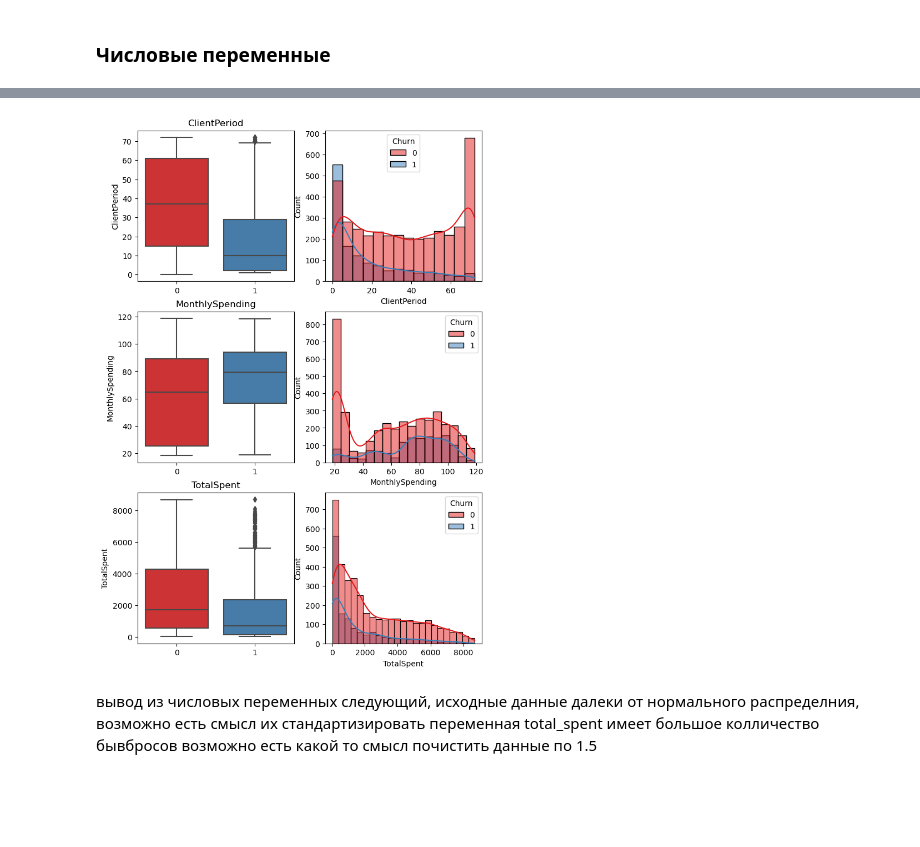
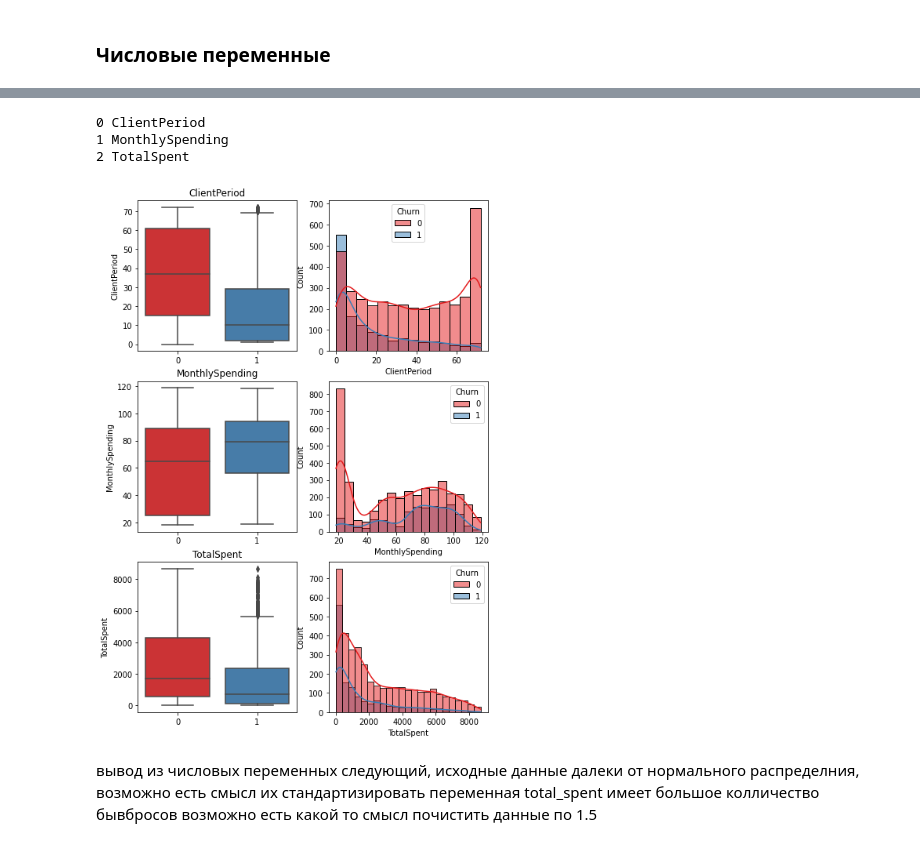
Before and after one commit to hukitoc94/DLS, a Jupyter notebook: advance/week3/baseline.ipynb, the cells around one changed output, grey strips where cells are left out. Saved outputs shown, nothing was run; the diff lists cells and outputs as text; code cells hidden in the pictures; blank space fills up the shorter version.

```diff
--- a/advance/week3/baseline.ipynb
+++ b/advance/week3/baseline.ipynb
@@ -187,16 +197,20 @@ See the caveats in the documentation: https://pandas.pydata.org/pandas-docs/stab
 # %%
 
 fig, ax = plt.subplots( len(num_cols),2, figsize = (8,12))
 
 
 for ind, variable in enumerate(num_cols):
-    sns.boxplot(data, x = target_col, y = variable, palette='Set1',ax = ax[ind,0])
-    sns.histplot(data, hue = target_col, x = variable, palette='Set1',ax = ax[ind, 1], kde=True)
+    print(ind, variable)
+    sns.boxplot(data = data,  y = variable,x = target_col, palette='Set1',ax = ax[ind,0])
+    sns.histplot(data = data, hue = target_col, x = variable, palette='Set1',ax = ax[ind, 1], kde=True)
 
     ax[ind,0].set_title(variable)
     ax[ind,0].set_xlabel('')
 # %% [output]
+0 ClientPeriod
+1 MonthlySpending
+2 TotalSpent
-[figure, old version]
+[figure, new version]
 # %% [markdown]
 вывод из числовых переменных следующий, исходные данные далеки от нормального распределния, возможно есть смысл их стандартизировать переменная total_spent имеет большое колличество бывбросов возможно есть какой то смысл почистить данные по 1.5
 # %% [markdown]
```
Also changed, not shown: parts of 7 cells of this notebook.
